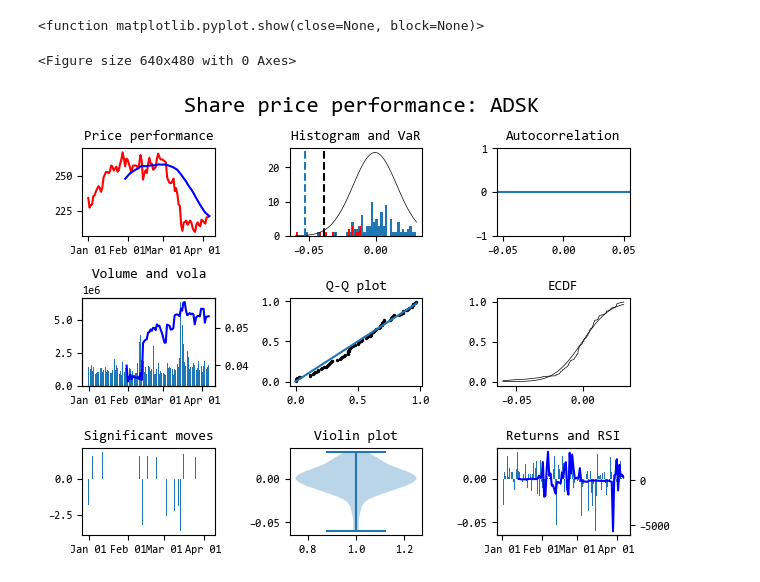
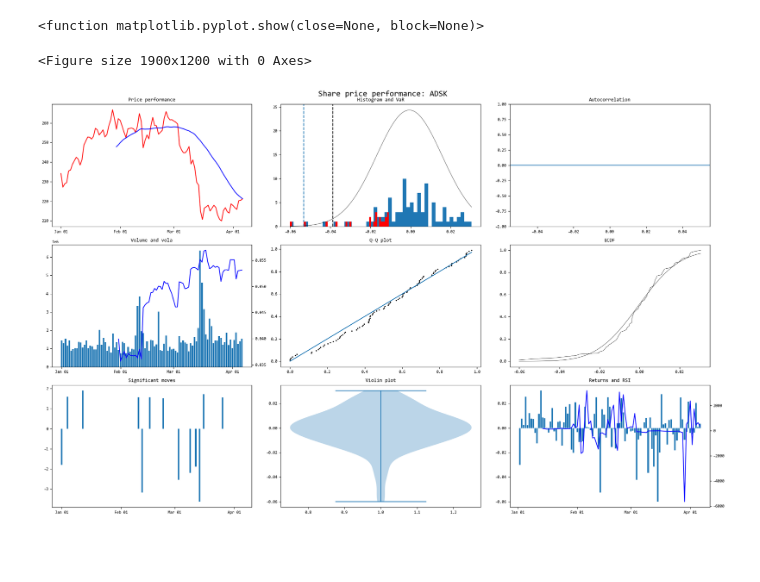
Before and after one commit to sleepper/investmentstrategies, a Jupyter notebook: Step by Step API.ipynb, the cells around one changed output. Saved outputs shown, nothing was run; the diff lists cells and outputs as text; code cells hidden in the pictures; blank space fills up the shorter version.

```diff
--- a/Step by Step API.ipynb
+++ b/Step by Step API.ipynb
@@ -319,6 +342,7 @@ plt.rcParams['axes.titlesize'] = 10  # Title font size
 plt.rcParams['axes.labelsize'] = 8  # Axis label font size
 plt.rcParams['xtick.labelsize'] = 8  # X-tick label font size
 plt.rcParams['ytick.labelsize'] = 8  # Y-tick label font size
+plt.rcParams['figure.figsize'] = [19, 12]
 
 #plt.subplots_adjust(left=1, bottom=1, right=2, top=2, wspace=20, hspace=1)
 
@@ -327,6 +351,7 @@ plt.gcf().autofmt_xdate()
 fig, ax = plt.subplots(nrows=3, ncols=3)
 
 fig.suptitle('Share price performance: ' + eq.ticker, fontsize=16)
+#plt.figure(figsize=(30,30))
 
 # plot price and moving average
 df_plot1 = eq.df_analysis[['close','ma30d']].sort_index(ascending=True)
@@ -442,32 +467,32 @@ df_plot8 = eq.df_stats[['log_return','ecdf']]
 x = np.linspace(x_min,x_max,n) #see chart above
 p = stats.norm.cdf(x, mean,scale)
 ax[1,2].plot(x, p, 'k', linewidth=0.5)
 
 # empirical
 u_x = df_plot8.iloc[:,0]
 u_y = df_plot8.iloc[:,1]
 ax[1,2].plot(u_x, u_y, 'k', linewidth=0.5)
 
 ax[1,2].set_title('ECDF')
 
 
 # chart some technical indicator (rsi as a placeholder)
 
 df_plot9 = eq.df_analysis[['log_return','rsi']].sort_index(ascending=True)
 
 u_x = df_plot9.index
 u_y1 = df_plot9.iloc[:,0]
 u_y2 = df_plot9.iloc[:,1]
 
 ax[2,2].bar(u_x,u_y1)
 ax[2,2].twinx().plot(u_y2,'b')
 ax[2,2].set_title('Returns and RSI')
 ax[2,2].xaxis.set_major_locator(mdates.MonthLocator())
 ax[2,2].xaxis.set_major_formatter(mdates.DateFormatter('%b %d'))
 
 plt.tight_layout()
 plt.show
 # %% [output]
 <function matplotlib.pyplot.show(close=None, block=None)>
-<Figure size 640x480 with 0 Axes>
+<Figure size 1900x1200 with 0 Axes>
-[figure, old version]
+[figure, new version]
```
Also changed, not shown: parts of 1 cell of this notebook, 20 other files.
